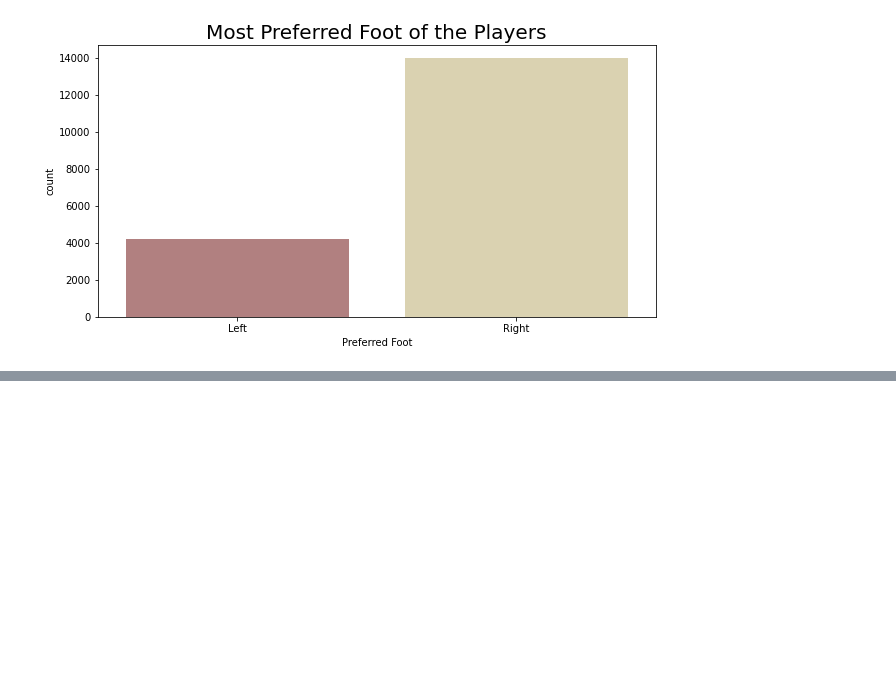
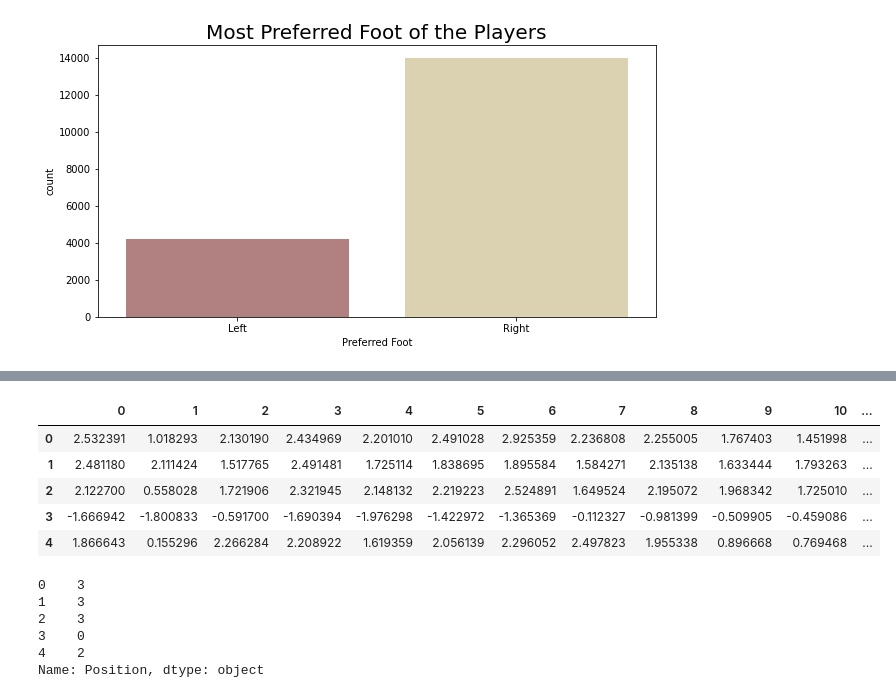
Before and after one commit to hardikDhayal/FIFA19_ML, a Jupyter notebook: FIFA19.ipynb, the cells around one changed output, grey strips where cells are left out. Drawn from its saved outputs; the diff is of its cells as text; code cells hidden in the pictures; blank space fills up the shorter version.

```diff
--- a/FIFA19.ipynb
+++ b/FIFA19.ipynb
@@ -416,0 +433,9 @@ plt.show()
+# %%
+df = pd.read_csv("fifa_data.csv")
+
+# Remove Missing Values
+na = pd.notnull(df["Position"])
+
+df = df[na]
+
+df.head()
@@ -416,0 +450,11 @@ plt.show()
+# %%
+forward = ["ST", "LW", "RW", "LF", "RF", "RS","LS", "CF"]
+midfielder = ["CM","RCM","LCM", "CDM","RDM","LDM", "CAM", "LAM", "RAM", "RM", "LM"]
+defender = ["CB", "RCB", "LCB", "LWB", "RWB", "LB", "RB"]
+
+df.loc[df["Position"] == "GK", "Position"] = 0
+df.loc[df["Position"].isin(defender), "Position"] = 1
+df.loc[df["Position"].isin(midfielder), "Position"] = 2
+df.loc[df["Position"].isin(forward), "Position"] = 3
+
+df["Position"].value_counts()
@@ -416,0 +467,9 @@ plt.show()
+# %%
+df = df[["Position", 'Finishing', 'HeadingAccuracy', 'ShortPassing', 'Volleys', 'Dribbling',
+       'Curve', 'FKAccuracy', 'LongPassing', 'BallControl', 'Acceleration',
+       'SprintSpeed', 'Agility', 'Reactions', 'Balance', 'ShotPower',
+       'Jumping', 'Stamina', 'Strength', 'LongShots', 'Aggression',
+       'Interceptions', 'Positioning', 'Vision', 'Penalties', 'Composure',
+       'Marking', 'StandingTackle', 'SlidingTackle', 'GKDiving', 'GKHandling',
+       'GKKicking', 'GKPositioning', 'GKReflexes']]
+df.head()
@@ -416,0 +483,27 @@ plt.show()
+# %%
+x = df.drop("Position", axis = 1)
+
+from sklearn.preprocessing import StandardScaler
+ss = StandardScaler()
+
+x = pd.DataFrame(ss.fit_transform(x))
+
+y = df["Position"]
+
+x.head()
+# %% [output]
+|  | 0 | 1 | 2 | 3 | 4 | 5 | 6 | 7 | 8 | 9 | 10 | ... |
+| 0 | 2.532391 | 1.018293 | 2.130190 | 2.434969 | 2.201010 | 2.491028 | 2.925359 | 2.236808 | 2.255005 | 1.767403 | 1.451998 | ... |
+| 1 | 2.481180 | 2.111424 | 1.517765 | 2.491481 | 1.725114 | 1.838695 | 1.895584 | 1.584271 | 2.135138 | 1.633444 | 1.793263 | ... |
+| 2 | 2.122700 | 0.558028 | 1.721906 | 2.321945 | 2.148132 | 2.219223 | 2.524891 | 1.649524 | 2.195072 | 1.968342 | 1.725010 | ... |
+| 3 | -1.666942 | -1.800833 | -0.591700 | -1.690394 | -1.976298 | -1.422972 | -1.365369 | -0.112327 | -0.981399 | -0.509905 | -0.459086 | ... |
+| 4 | 1.866643 | 0.155296 | 2.266284 | 2.208922 | 1.619359 | 2.056139 | 2.296052 | 2.497823 | 1.955338 | 0.896668 | 0.769468 | ... |
+# %%
+y.head()
+# %% [output]
+0    3
+1    3
+2    3
+3    0
+4    2
+Name: Position, dtype: object
```
Also changed, not shown: parts of 14 cells of this notebook.
